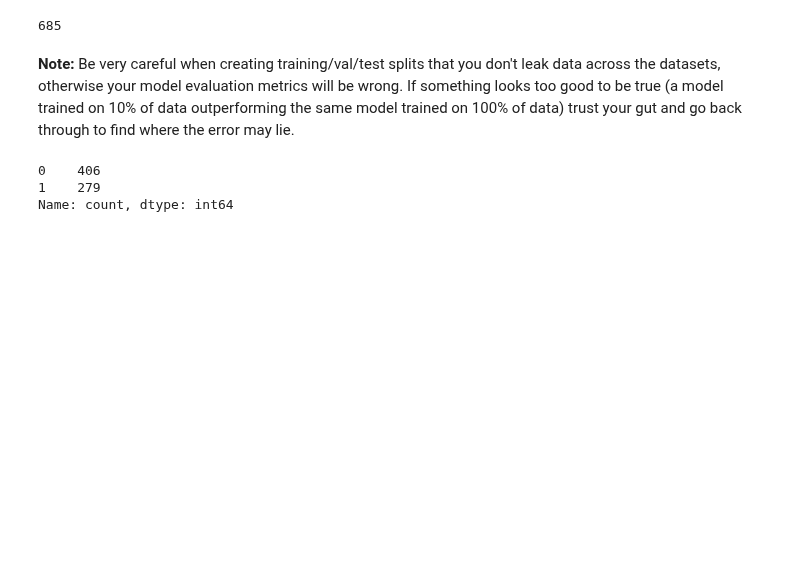
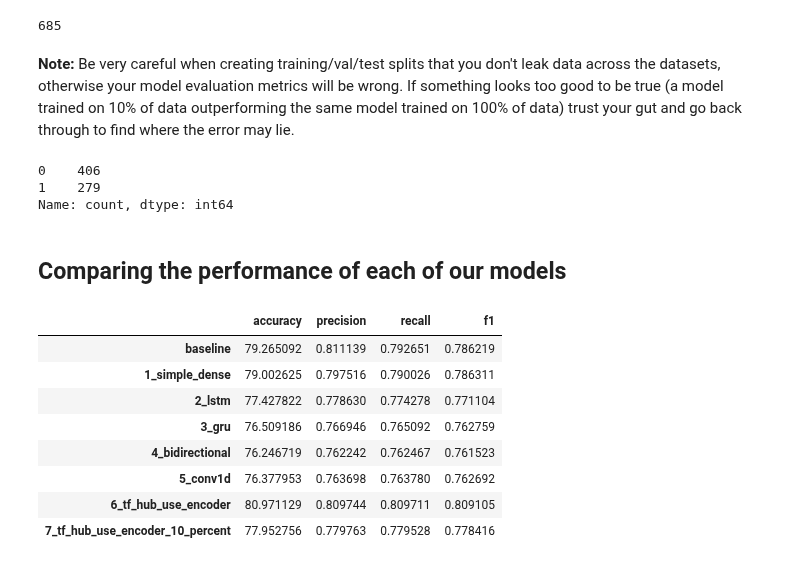
Before and after one commit to Roronoa-17/TF_ZTM, a Jupyter notebook: 08_Introduction_to_NLP_in_TF.ipynb, the cells around one changed output. Drawn from its saved outputs; the diff is of its cells as text; code cells hidden in the pictures; blank space fills up the shorter version.

```diff
--- a/08_Introduction_to_NLP_in_TF.ipynb
+++ b/08_Introduction_to_NLP_in_TF.ipynb
@@ -1149,3 +1149,27 @@ pd.Series(np.array(train_labels_10_percent)).value_counts()
 0    406
 1    279
 Name: count, dtype: int64
+# %% [markdown]
+## Comparing the performance of each of our models
+# %%
+# Combine model results into a DataFrame
+all_model_results = pd.DataFrame({"baseline": baseline_results,
+                                  "1_simple_dense": model_1_results,
+                                  "2_lstm": model_2_results,
+                                  "3_gru": model_3_results,
+                                  "4_bidirectional": model_4_results,
+                                  "5_conv1d": model_5_results,
+                                  "6_tf_hub_use_encoder": model_6_results,
+                                  "7_tf_hub_use_encoder_10_percent": model_7_results})
+all_model_results = all_model_results.transpose()
+all_model_results
+# %% [output]
+|  | accuracy | precision | recall | f1 |
+| baseline | 79.265092 | 0.811139 | 0.792651 | 0.786219 |
+| 1_simple_dense | 79.002625 | 0.797516 | 0.790026 | 0.786311 |
+| 2_lstm | 77.427822 | 0.778630 | 0.774278 | 0.771104 |
+| 3_gru | 76.509186 | 0.766946 | 0.765092 | 0.762759 |
+| 4_bidirectional | 76.246719 | 0.762242 | 0.762467 | 0.761523 |
+| 5_conv1d | 76.377953 | 0.763698 | 0.763780 | 0.762692 |
+| 6_tf_hub_use_encoder | 80.971129 | 0.809744 | 0.809711 | 0.809105 |
+| 7_tf_hub_use_encoder_10_percent | 77.952756 | 0.779763 | 0.779528 | 0.778416 |
```
Also changed, not shown: parts of 32 cells of this notebook.
